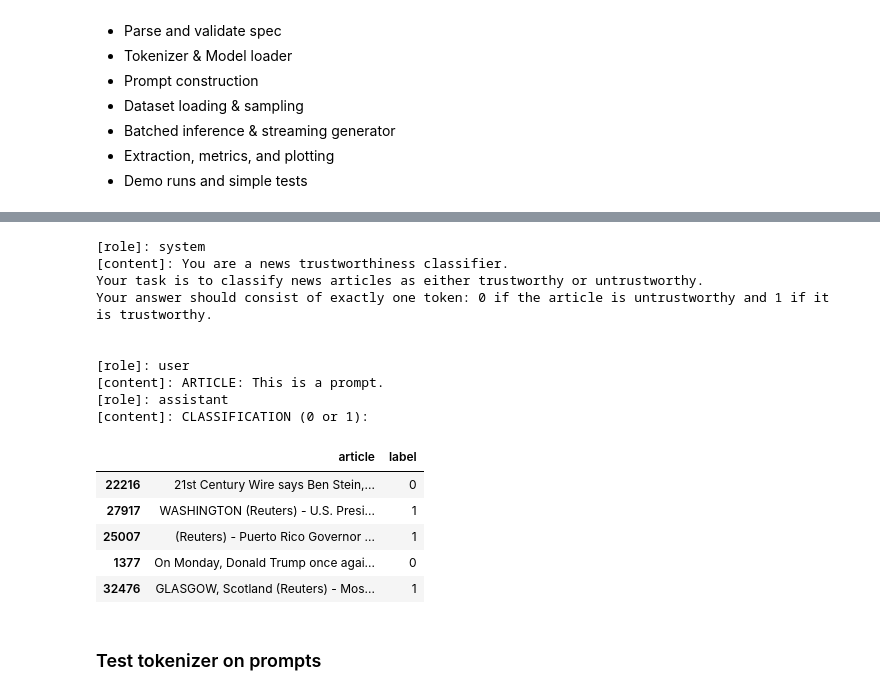
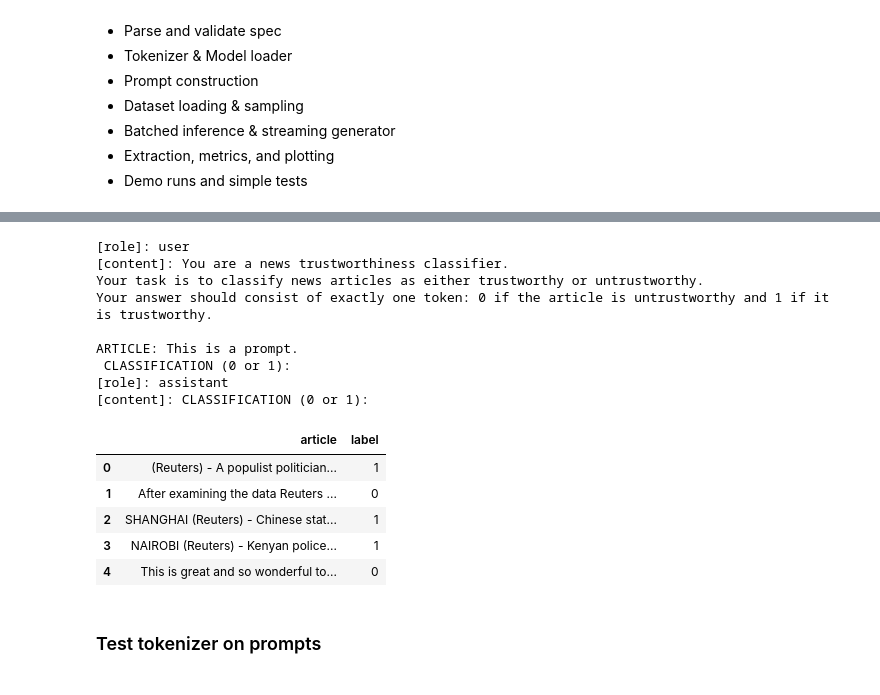
Before and after one commit to paul-talma/fake_news_interpretability, a Jupyter notebook: llm_inference_pipeline.ipynb, the cells around one changed output, grey strips where cells are left out. Saved outputs shown, nothing was run; the diff lists cells and outputs as text; code cells hidden in the pictures.

```diff
--- a/llm_inference_pipeline.ipynb
+++ b/llm_inference_pipeline.ipynb
@@ -184,8 +193,8 @@ def make_prompts(
     for article in articles:
         user_text = user_template.format(article=article)
         messages = [
-            {"role": "system", "content": system},
-            {"role": "user", "content": user_text},
+            # {"role": "system", "content": system},
+            {"role": "user", "content": system + user_text + "\n CLASSIFICATION (0 or 1):"},
         ]
         if prefilled:
             messages.append(
@@ -226,29 +235,30 @@ def display_prompt(prompts: list[dict]) -> None:
 prompts = ["This is a prompt."]
 display_prompt(make_prompts(prompts, prefilled=True))
 # %% [output]
-[role]: system
+[role]: user
 [content]: You are a news trustworthiness classifier.
 Your task is to classify news articles as either trustworthy or untrustworthy.
 Your answer should consist of exactly one token: 0 if the article is untrustworthy and 1 if it is trustworthy.
 
-
-[role]: user
-[content]: ARTICLE: This is a prompt.
+ARTICLE: This is a prompt.
+ CLASSIFICATION (0 or 1):
 [role]: assistant
 [content]: CLASSIFICATION (0 or 1):
 # %%
 # Dataset loader, sampling, and a small demo dataset
-
-
 def load_dataset(
     data_dir: Path = DATA_DIR, max_rows: Optional[int] = None, use_seed=True
 ) -> pd.DataFrame:
     """
     Load dataset by combining `fake.csv` (label 0) and `true.csv` (label 1).
     Returns dataframe with columns "article" and "label".
+
+    Now performs BALANCED sampling across classes.
     """
     fake_path = data_dir / "fake.csv"
     true_path = data_dir / "true.csv"
+
+    rng = DEFAULT_SEED if use_seed else None
 
     if fake_path.exists() and true_path.exists():
         try:
@@ -262,17 +272,32 @@ def load_dataset(
                         return df[c].astype(str)
                 return df.iloc[:, 0].astype(str)
 
-            fake_text = get_text_col(fake)
-            true_text = get_text_col(true)
-            fake_df = pd.DataFrame({"article": fake_text, "label": 0})
-            true_df = pd.DataFrame({"article": true_text, "label": 1})
+            fake_df = pd.DataFrame({"article": get_text_col(fake), "label": 0})
+            true_df = pd.DataFrame({"article": get_text_col(true), "label": 1})
+            # Determine per-class sample size
+            if max_rows is not None:
+                per_class = max_rows // 2
+            else:
+                # take min class size for balance
+                per_class = min(len(fake_df), len(true_df))
+
+            # Sample independently from each class
+            fake_df = fake_df.sample(
+                n=min(per_class, len(fake_df)),
+                random_state=rng,
+            )
+
+            true_df = true_df.sample(
+                n=min(per_class, len(true_df)),
+                random_state=rng,
+            )
+
+            # Merge + shuffle to avoid label ordering artifacts
             df = pd.concat([fake_df, true_df], ignore_index=True)
-            if max_rows is not None:
-                df = df.sample(
-                    n=min(len(df), max_rows),
-                    random_state=(DEFAULT_SEED if use_seed else None),
-                )
+            df = df.sample(frac=1.0, random_state=rng).reset_index(drop=True)
+
             return df
+
         except Exception as e:
             logger.warning(f"Failed to read CSVs: {e}")
 
@@ -291,40 +316,43 @@ def load_dataset(
             "Scientific team publishes peer-reviewed article showing new vaccine efficacy.",
             1,
         ),
         (
             "Miracle cure for diabetes discovered in backyard herb; no clinical trials yet",
             0,
         ),
     ]
     df = pd.DataFrame(demo, columns=["article", "label"])
+
     if max_rows:
         df = df.head(max_rows)
+
     return df
 
 
 def sample_k(
     df: pd.DataFrame, k: int, mode: str = "random", seed: Optional[int] = None
 ) -> pd.DataFrame:
     if seed is None:
         seed = DEFAULT_SEED
     if mode == "random":
         return df.sample(n=min(k, len(df)), random_state=seed).reset_index(drop=True)
     elif mode == "first":
         return df.head(k).reset_index(drop=True)
     else:
         raise ValueError("mode must be 'random' or 'first'")
 
 
 # Quick demo load
-dataset = load_dataset(max_rows=200)
-dataset.head()
+dataset = load_dataset()
+samples = sample_k(dataset, k=100)
+samples.head()
 # %% [output]
 |  | article | label |
-| 22216 | 21st Century Wire says Ben Stein,... | 0 |
-| 27917 | WASHINGTON (Reuters) - U.S. Presi... | 1 |
-| 25007 | (Reuters) - Puerto Rico Governor ... | 1 |
-| 1377 | On Monday, Donald Trump once agai... | 0 |
-| 32476 | GLASGOW, Scotland (Reuters) - Mos... | 1 |
+| 0 | (Reuters) - A populist politician... | 1 |
+| 1 | After examining the data Reuters ... | 0 |
+| 2 | SHANGHAI (Reuters) - Chinese stat... | 1 |
+| 3 | NAIROBI (Reuters) - Kenyan police... | 1 |
+| 4 | This is great and so wonderful to... | 0 |
 # %% [markdown]
 ### Test tokenizer on prompts
 # %%
```
Also changed, not shown: parts of 11 cells of this notebook.
